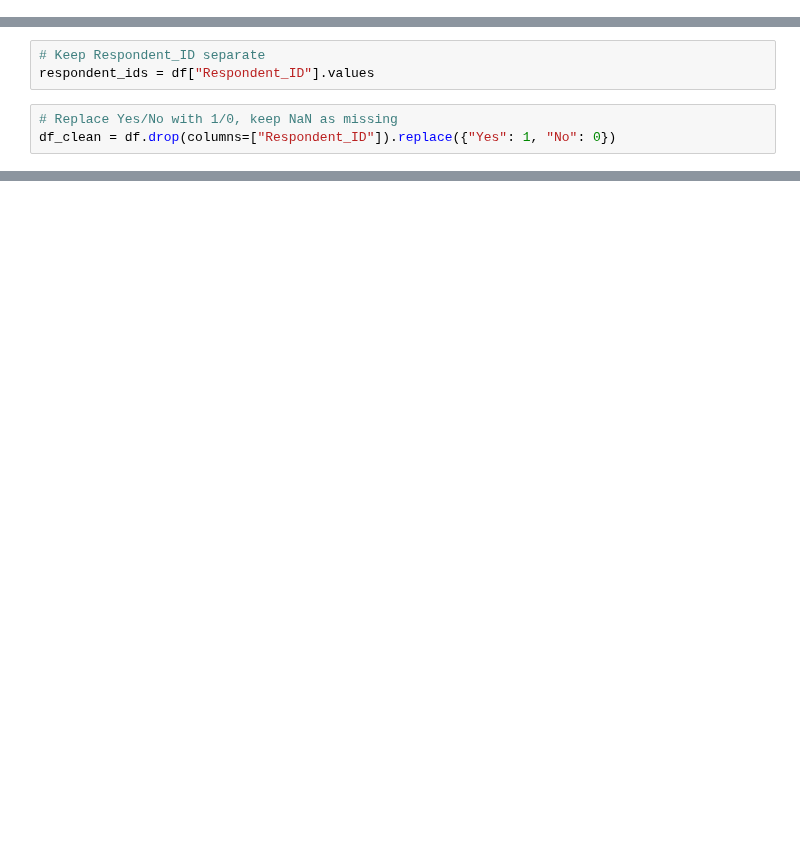
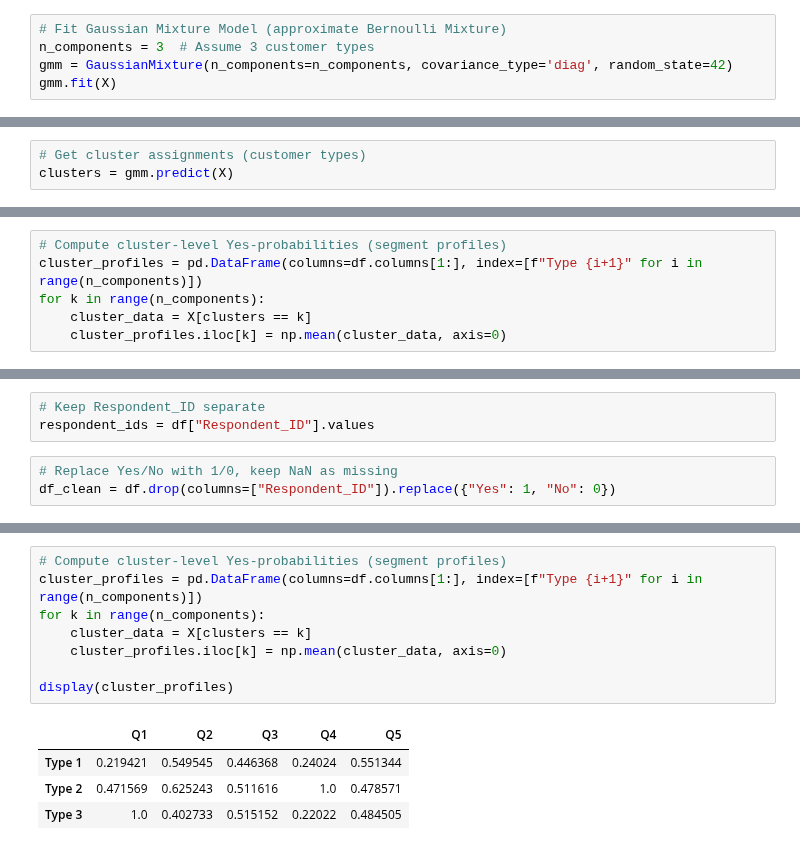
Before and after one commit to OlajideFemi/Carbon-Footprint, a Jupyter notebook: Mixture_Models.ipynb, the cells around one changed output, grey strips where cells are left out. Saved outputs shown, nothing was run; the diff lists cells and outputs as text; blank space fills up the shorter version.

```diff
--- a/Mixture_Models.ipynb
+++ b/Mixture_Models.ipynb
@@ -93,0 +107,5 @@ df = df_missing
+# %%
+# Fit Gaussian Mixture Model (approximate Bernoulli Mixture)
+n_components = 3  # Assume 3 customer types
+gmm = GaussianMixture(n_components=n_components, covariance_type='diag', random_state=42)
+gmm.fit(X)
@@ -93,0 +114,3 @@ df = df_missing
+# %%
+# Get cluster assignments (customer types)
+clusters = gmm.predict(X)
@@ -93,0 +121,6 @@ df = df_missing
+# %%
+# Compute cluster-level Yes-probabilities (segment profiles)
+cluster_profiles = pd.DataFrame(columns=df.columns[1:], index=[f"Type {i+1}" for i in range(n_components)])
+for k in range(n_components):
+    cluster_data = X[clusters == k]
+    cluster_profiles.iloc[k] = np.mean(cluster_data, axis=0)
@@ -115,0 +357,13 @@ df_clean
+# %%
+# Compute cluster-level Yes-probabilities (segment profiles)
+cluster_profiles = pd.DataFrame(columns=df.columns[1:], index=[f"Type {i+1}" for i in range(n_components)])
+for k in range(n_components):
+    cluster_data = X[clusters == k]
+    cluster_profiles.iloc[k] = np.mean(cluster_data, axis=0)
+
+display(cluster_profiles)
+# %% [output]
+|  | Q1 | Q2 | Q3 | Q4 | Q5 |
+| Type 1 | 0.219421 | 0.549545 | 0.446368 | 0.24024 | 0.551344 |
+| Type 2 | 0.471569 | 0.625243 | 0.511616 | 1.0 | 0.478571 |
+| Type 3 | 1.0 | 0.402733 | 0.515152 | 0.22022 | 0.484505 |
```
Also changed, not shown: parts of 16 cells of this notebook.
